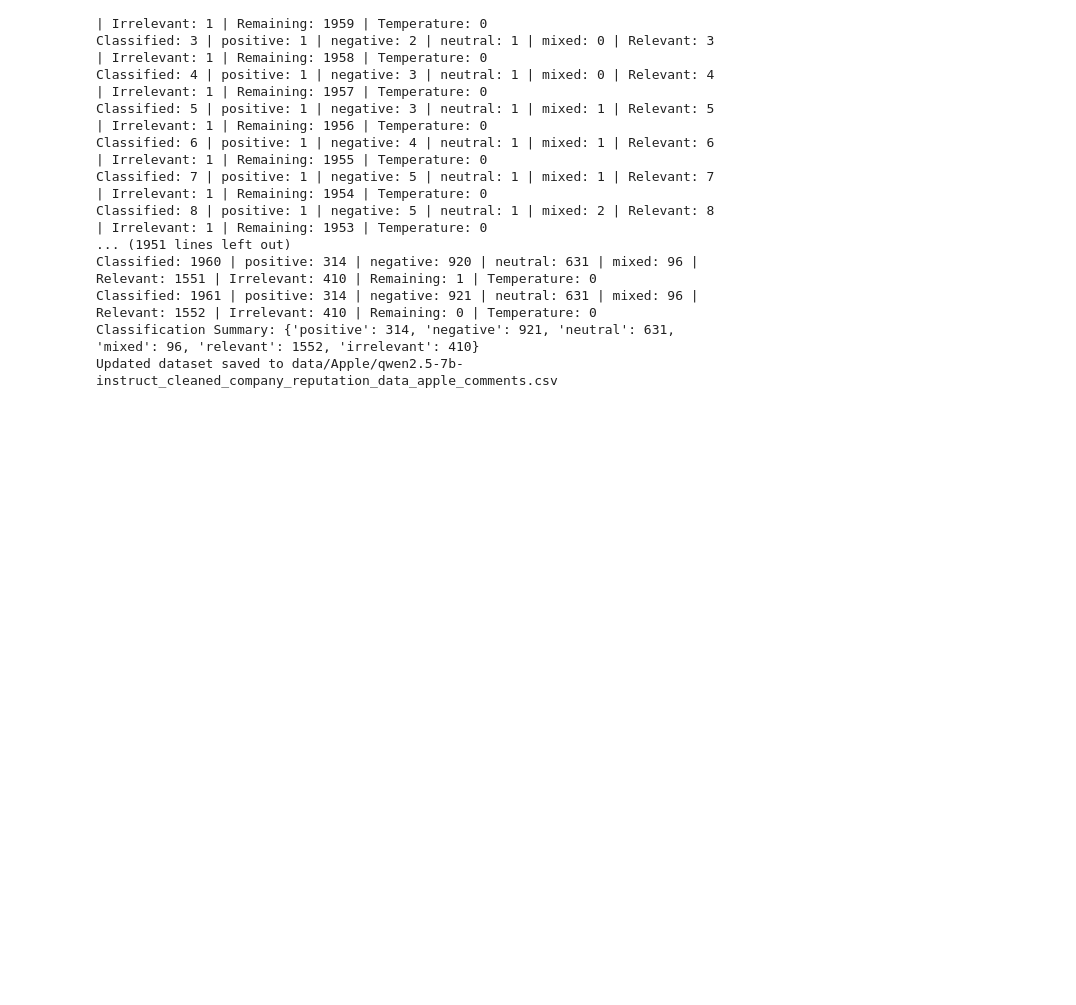
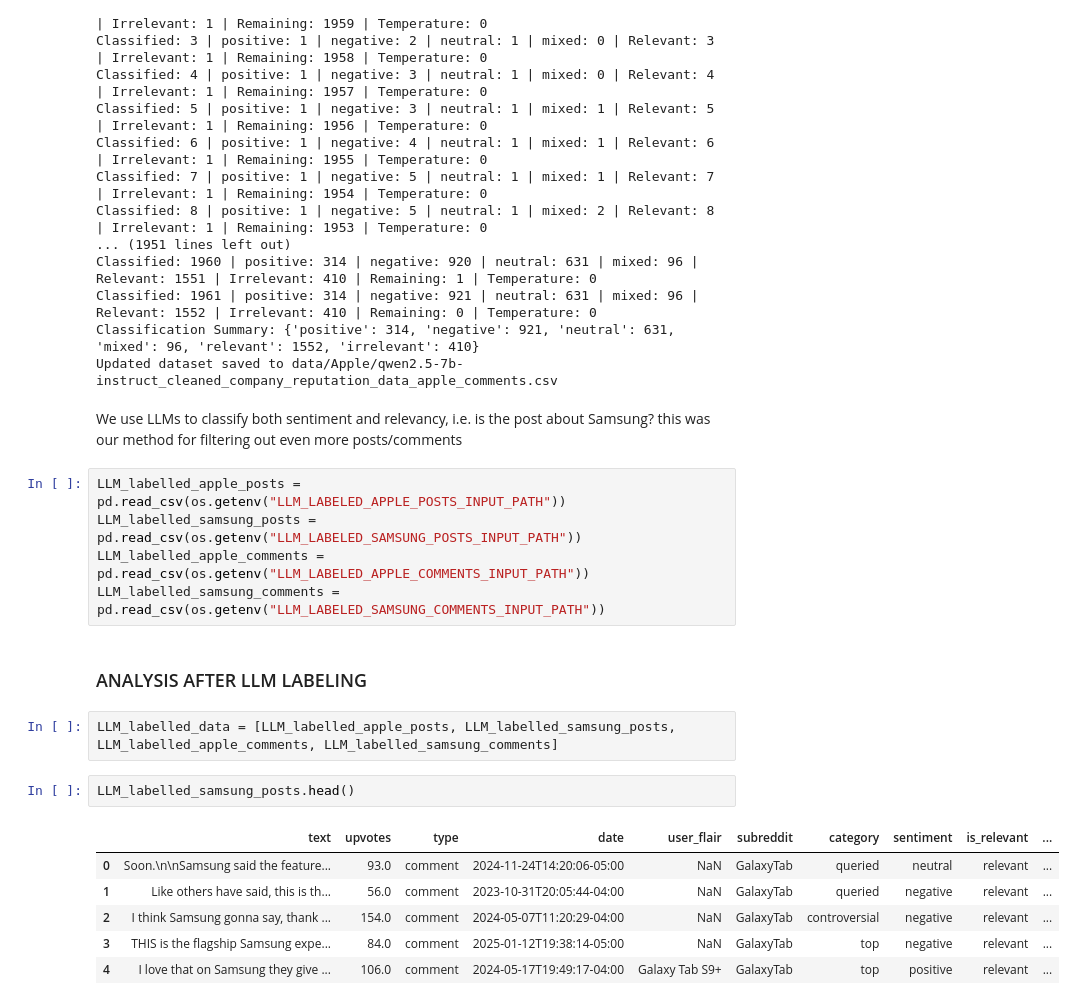
Before and after one commit to johanjohnthomas/CompanyReputationAnalysis, a Jupyter notebook: SamsungAppleReputationAnalysis.ipynb, the cells around one changed output. Cells and saved outputs as stored; diff of their text form; blank space fills up the shorter version.

```diff
--- a/SamsungAppleReputationAnalysis.ipynb
+++ b/SamsungAppleReputationAnalysis.ipynb
@@ -1458,3 +1575,24 @@ Classified: 1960 | positive: 314 | negative: 920 | neutral: 631 | mixed: 96 | Re
 Classified: 1961 | positive: 314 | negative: 921 | neutral: 631 | mixed: 96 | Relevant: 1552 | Irrelevant: 410 | Remaining: 0 | Temperature: 0
 Classification Summary: {'positive': 314, 'negative': 921, 'neutral': 631, 'mixed': 96, 'relevant': 1552, 'irrelevant': 410}
 Updated dataset saved to data/Apple/qwen2.5-7b-instruct_cleaned_company_reputation_data_apple_comments.csv
+# %% [markdown]
+We use LLMs to classify both sentiment and relevancy, i.e. is the post about Samsung?
+this was our method for filtering out even more posts/comments
+# %%
+LLM_labelled_apple_posts = pd.read_csv(os.getenv("LLM_LABELED_APPLE_POSTS_INPUT_PATH"))
+LLM_labelled_samsung_posts = pd.read_csv(os.getenv("LLM_LABELED_SAMSUNG_POSTS_INPUT_PATH"))
+LLM_labelled_apple_comments = pd.read_csv(os.getenv("LLM_LABELED_APPLE_COMMENTS_INPUT_PATH"))
+LLM_labelled_samsung_comments = pd.read_csv(os.getenv("LLM_LABELED_SAMSUNG_COMMENTS_INPUT_PATH"))
+# %% [markdown]
+### ANALYSIS AFTER LLM LABELING
+# %%
+LLM_labelled_data = [LLM_labelled_apple_posts, LLM_labelled_samsung_posts, LLM_labelled_apple_comments, LLM_labelled_samsung_comments]
+# %%
+LLM_labelled_samsung_posts.head()
+# %% [output]
+|  | text | upvotes | type | date | user_flair | subreddit | category | sentiment | is_relevant | ... |
+| 0 | Soon.\n\nSamsung said the feature... | 93.0 | comment | 2024-11-24T14:20:06-05:00 | NaN | GalaxyTab | queried | neutral | relevant | ... |
+| 1 | Like others have said, this is th... | 56.0 | comment | 2023-10-31T20:05:44-04:00 | NaN | GalaxyTab | queried | negative | relevant | ... |
+| 2 | I think Samsung gonna say, thank ... | 154.0 | comment | 2024-05-07T11:20:29-04:00 | NaN | GalaxyTab | controversial | negative | relevant | ... |
+| 3 | THIS is the flagship Samsung expe... | 84.0 | comment | 2025-01-12T19:38:14-05:00 | NaN | GalaxyTab | top | negative | relevant | ... |
+| 4 | I love that on Samsung they give ... | 106.0 | comment | 2024-05-17T19:49:17-04:00 | Galaxy Tab S9+ | GalaxyTab | top | positive | relevant | ... |
```
Also changed, not shown: parts of 43 cells of this notebook.
